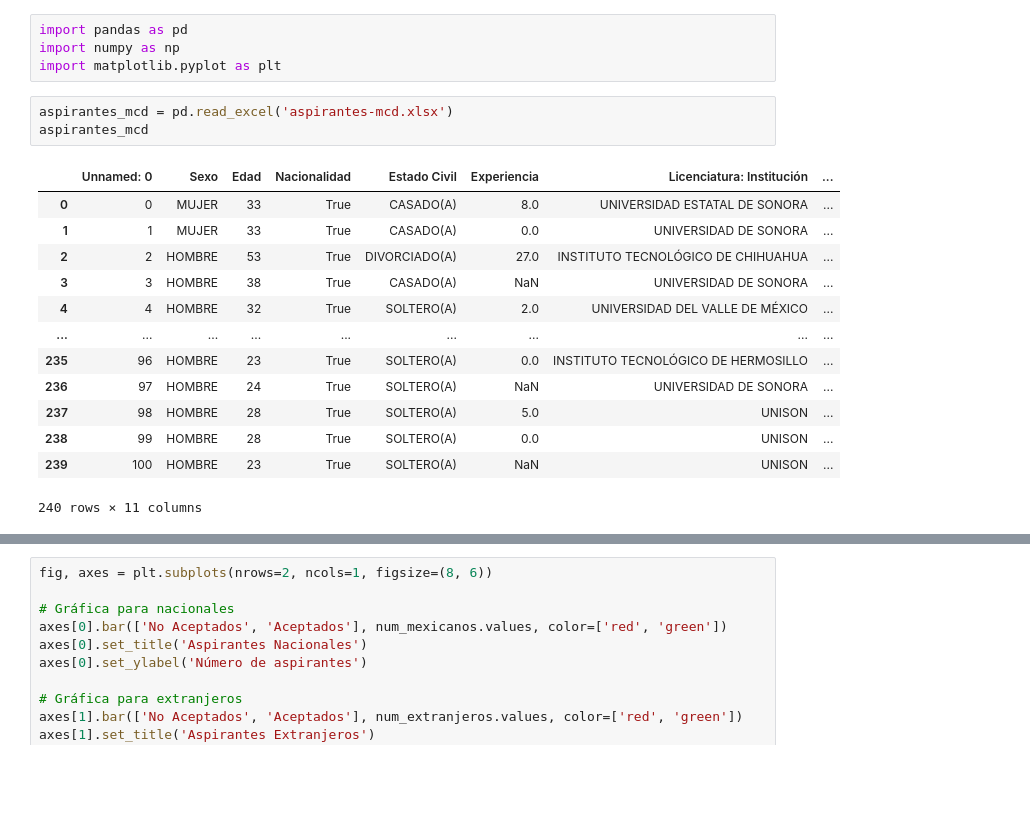
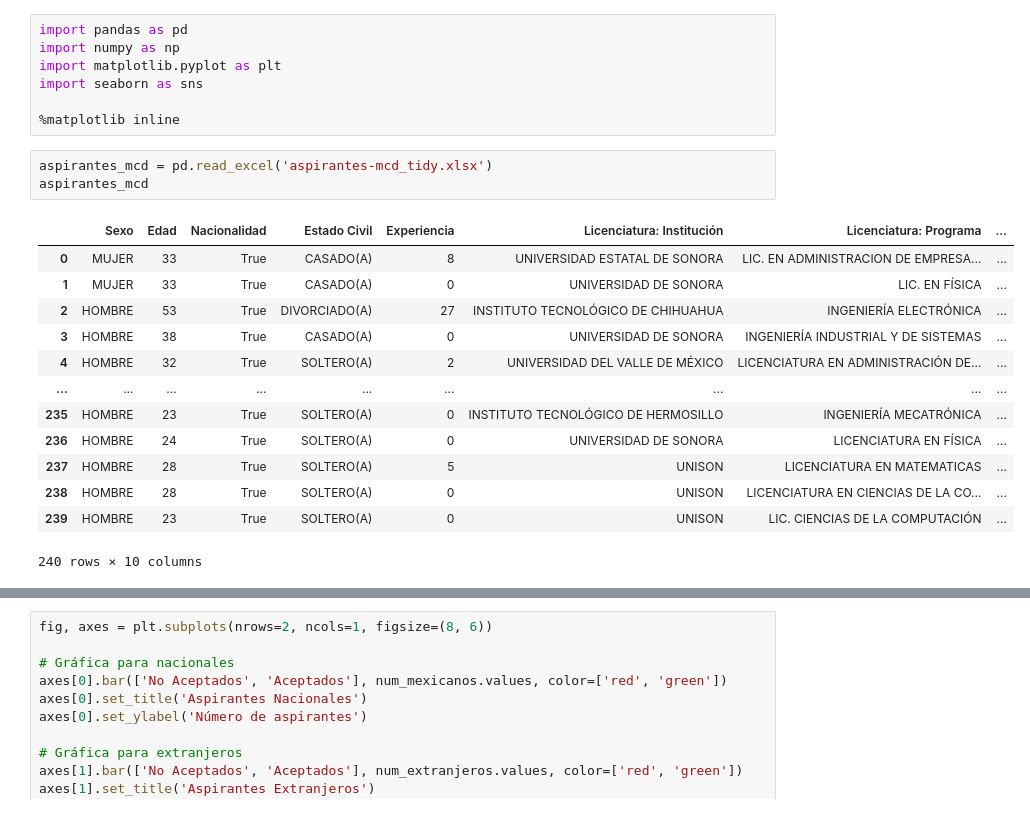
Before and after one commit to fofojaramillo/aspirantes-historia, a Jupyter notebook: notebooks/graficas.ipynb, the cells around one changed output, grey strips where cells are left out. Cells and saved outputs as stored; diff of their text form; blank space fills up the shorter version.

Commit message:
actualizando Tidy y Boxplots...

```diff
--- a/notebooks/graficas.ipynb
+++ b/notebooks/graficas.ipynb
@@ -2,22 +2,25 @@
 import pandas as pd
 import numpy as np
 import matplotlib.pyplot as plt
+import seaborn as sns
+
+%matplotlib inline
 # %%
-aspirantes_mcd = pd.read_excel('aspirantes-mcd.xlsx')
+aspirantes_mcd = pd.read_excel('aspirantes-mcd_tidy.xlsx')
 aspirantes_mcd
 # %% [output]
-|  | Unnamed: 0 | Sexo | Edad | Nacionalidad | Estado Civil | Experiencia | Licenciatura: Institución | ... |
-| 0 | 0 | MUJER | 33 | True | CASADO(A) | 8.0 | UNIVERSIDAD ESTATAL DE SONORA | ... |
-| 1 | 1 | MUJER | 33 | True | CASADO(A) | 0.0 | UNIVERSIDAD DE SONORA | ... |
-| 2 | 2 | HOMBRE | 53 | True | DIVORCIADO(A) | 27.0 | INSTITUTO TECNOLÓGICO DE CHIHUAHUA | ... |
-| 3 | 3 | HOMBRE | 38 | True | CASADO(A) | NaN | UNIVERSIDAD DE SONORA | ... |
-| 4 | 4 | HOMBRE | 32 | True | SOLTERO(A) | 2.0 | UNIVERSIDAD DEL VALLE DE MÉXICO | ... |
+|  | Sexo | Edad | Nacionalidad | Estado Civil | Experiencia | Licenciatura: Institución | Licenciatura: Programa | ... |
+| 0 | MUJER | 33 | True | CASADO(A) | 8 | UNIVERSIDAD ESTATAL DE SONORA | LIC. EN ADMINISTRACION DE EMPRESA... | ... |
+| 1 | MUJER | 33 | True | CASADO(A) | 0 | UNIVERSIDAD DE SONORA | LIC. EN FÍSICA | ... |
+| 2 | HOMBRE | 53 | True | DIVORCIADO(A) | 27 | INSTITUTO TECNOLÓGICO DE CHIHUAHUA | INGENIERÍA ELECTRÓNICA | ... |
+| 3 | HOMBRE | 38 | True | CASADO(A) | 0 | UNIVERSIDAD DE SONORA | INGENIERÍA INDUSTRIAL Y DE SISTEMAS | ... |
+| 4 | HOMBRE | 32 | True | SOLTERO(A) | 2 | UNIVERSIDAD DEL VALLE DE MÉXICO | LICENCIATURA EN ADMINISTRACIÓN DE... | ... |
 | ... | ... | ... | ... | ... | ... | ... | ... | ... |
-| 235 | 96 | HOMBRE | 23 | True | SOLTERO(A) | 0.0 | INSTITUTO TECNOLÓGICO DE HERMOSILLO | ... |
-| 236 | 97 | HOMBRE | 24 | True | SOLTERO(A) | NaN | UNIVERSIDAD DE SONORA | ... |
-| 237 | 98 | HOMBRE | 28 | True | SOLTERO(A) | 5.0 | UNISON | ... |
-| 238 | 99 | HOMBRE | 28 | True | SOLTERO(A) | 0.0 | UNISON | ... |
-| 239 | 100 | HOMBRE | 23 | True | SOLTERO(A) | NaN | UNISON | ... |
+| 235 | HOMBRE | 23 | True | SOLTERO(A) | 0 | INSTITUTO TECNOLÓGICO DE HERMOSILLO | INGENIERÍA MECATRÓNICA | ... |
+| 236 | HOMBRE | 24 | True | SOLTERO(A) | 0 | UNIVERSIDAD DE SONORA | LICENCIATURA EN FÍSICA | ... |
+| 237 | HOMBRE | 28 | True | SOLTERO(A) | 5 | UNISON | LICENCIATURA EN MATEMATICAS | ... |
+| 238 | HOMBRE | 28 | True | SOLTERO(A) | 0 | UNISON | LICENCIATURA EN CIENCIAS DE LA CO... | ... |
+| 239 | HOMBRE | 23 | True | SOLTERO(A) | 0 | UNISON | LIC. CIENCIAS DE LA COMPUTACIÓN | ... |
-240 rows × 11 columns
+240 rows × 10 columns
 # %%
 df = aspirantes_mcd[['Nacionalidad', 'Aceptado']]
```
Also changed, not shown: parts of 8 cells of this notebook, 2 other files.
